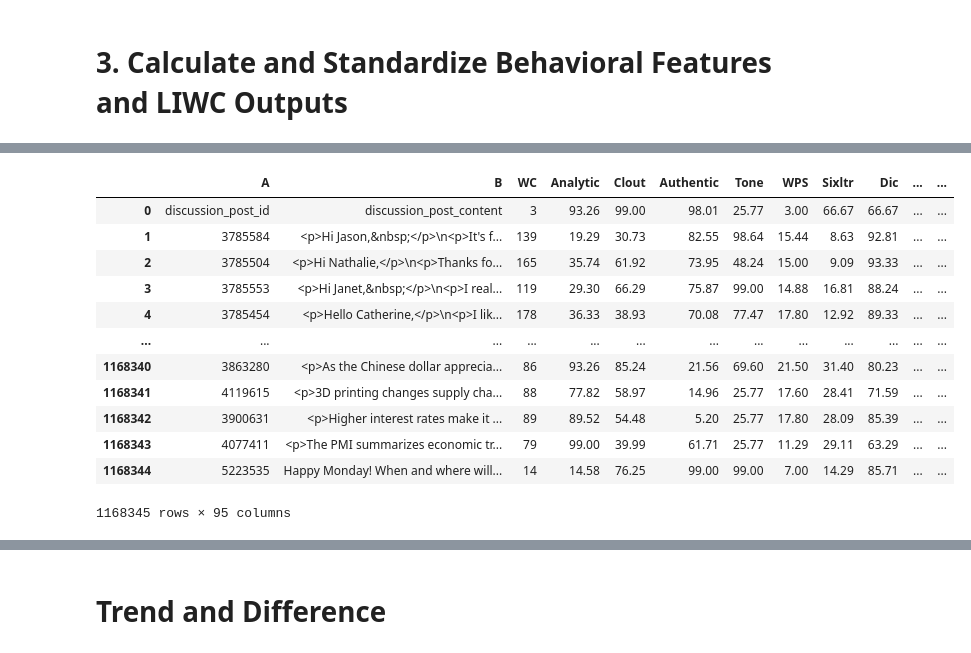
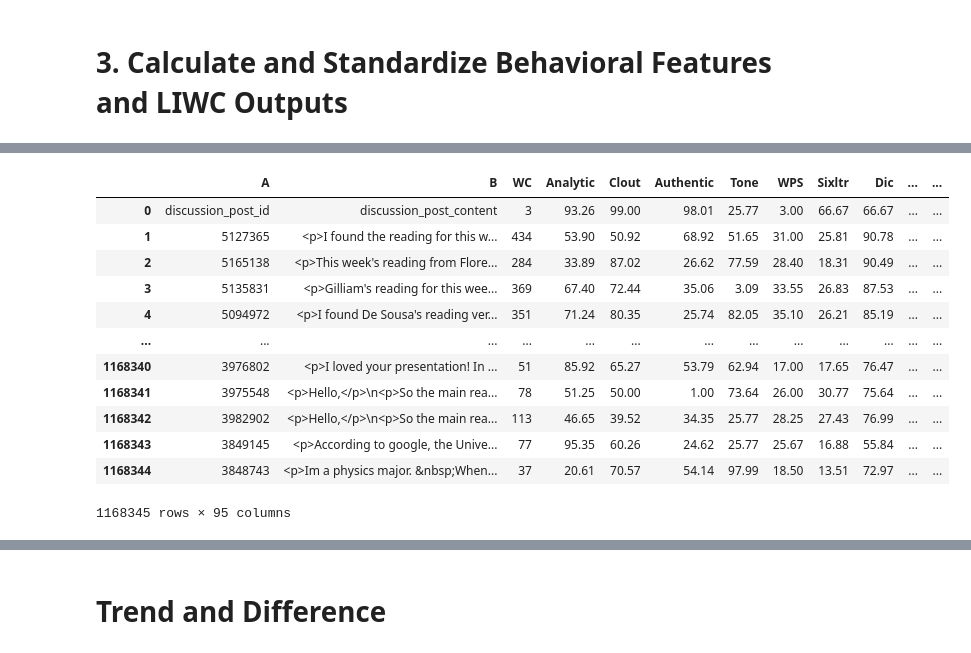
Before and after one commit to Kenny-Wei-GitHub/Discussion_Behavior_Project, a Jupyter notebook: individual_research.ipynb, the cells around one changed output, grey strips where cells are left out. Drawn from its saved outputs; the diff is of its cells as text; code cells hidden in the pictures.

```diff
--- a/individual_research.ipynb
+++ b/individual_research.ipynb
@@ -30,3 +38,12 @@ unload_iam_role = 'arn:aws:iam::848271137894:role/uci-write-to-dll-mellon-redshi
+# %%
+# Fill in the relevant credentials for Redshift cluster(s) and S3 bucket(s) to use (credentials are hidden)
+role_arn = ''
+role_session_name = ''
+secret_name = ''
+dbname = ''
+region_name = ''
+bucket_name = ''
+unload_iam_role = ''
 # %%
 # Initiate a connector object
 redshift_s3_connect = RedshiftS3Connector(role_arn, role_session_name, secret_name, dbname, bucket_name, region_name, unload_iam_role)
@@ -62,0 +52,4 @@ student
+# %%
+sc_query = f'''SELECT DISTINCT course_code, dept_name_abbrev FROM mellon_layer2.student_course
+WHERE term_desc in ('Fall 2020', 'Winter 2021', 'Spring 2021', 'Fall 2021', 'Winter 2022', 'Spring 2022');'''
+sc = redshift_s3_connect.run_sql_command(sc_query)
@@ -180,20 +290,20 @@ df.head()
 # %%
-LIWC_file = ['LIWC2015 Results (discussion_post_id_content.csv).csv']
+LIWC_file = ['LIWC2015 Results (discussion_id_content.csv).csv']
 df_LIWC = redshift_s3_connect.read_from_s3(LIWC_file, 'csv')
 df_LIWC
 # %% [output]
 |  | A | B | WC | Analytic | Clout | Authentic | Tone | WPS | Sixltr | Dic | ... | ... |
 | 0 | discussion_post_id | discussion_post_content | 3 | 93.26 | 99.00 | 98.01 | 25.77 | 3.00 | 66.67 | 66.67 | ... | ... |
-| 1 | 3785584 | <p>Hi Jason,&nbsp;</p>\n<p>It's f... | 139 | 19.29 | 30.73 | 82.55 | 98.64 | 15.44 | 8.63 | 92.81 | ... | ... |
-| 2 | 3785504 | <p>Hi Nathalie,</p>\n<p>Thanks fo... | 165 | 35.74 | 61.92 | 73.95 | 48.24 | 15.00 | 9.09 | 93.33 | ... | ... |
-| 3 | 3785553 | <p>Hi Janet,&nbsp;</p>\n<p>I real... | 119 | 29.30 | 66.29 | 75.87 | 99.00 | 14.88 | 16.81 | 88.24 | ... | ... |
-| 4 | 3785454 | <p>Hello Catherine,</p>\n<p>I lik... | 178 | 36.33 | 38.93 | 70.08 | 77.47 | 17.80 | 12.92 | 89.33 | ... | ... |
+| 1 | 5127365 | <p>I found the reading for this w... | 434 | 53.90 | 50.92 | 68.92 | 51.65 | 31.00 | 25.81 | 90.78 | ... | ... |
+| 2 | 5165138 | <p>This week's reading from Flore... | 284 | 33.89 | 87.02 | 26.62 | 77.59 | 28.40 | 18.31 | 90.49 | ... | ... |
+| 3 | 5135831 | <p>Gilliam's reading for this wee... | 369 | 67.40 | 72.44 | 35.06 | 3.09 | 33.55 | 26.83 | 87.53 | ... | ... |
+| 4 | 5094972 | <p>I found De Sousa's reading ver... | 351 | 71.24 | 80.35 | 25.74 | 82.05 | 35.10 | 26.21 | 85.19 | ... | ... |
 | ... | ... | ... | ... | ... | ... | ... | ... | ... | ... | ... | ... | ... |
-| 1168340 | 3863280 | <p>As the Chinese dollar apprecia... | 86 | 93.26 | 85.24 | 21.56 | 69.60 | 21.50 | 31.40 | 80.23 | ... | ... |
-| 1168341 | 4119615 | <p>3D printing changes supply cha... | 88 | 77.82 | 58.97 | 14.96 | 25.77 | 17.60 | 28.41 | 71.59 | ... | ... |
-| 1168342 | 3900631 | <p>Higher interest rates make it ... | 89 | 89.52 | 54.48 | 5.20 | 25.77 | 17.80 | 28.09 | 85.39 | ... | ... |
-| 1168343 | 4077411 | <p>The PMI summarizes economic tr... | 79 | 99.00 | 39.99 | 61.71 | 25.77 | 11.29 | 29.11 | 63.29 | ... | ... |
-| 1168344 | 5223535 | Happy Monday! When and where will... | 14 | 14.58 | 76.25 | 99.00 | 99.00 | 7.00 | 14.29 | 85.71 | ... | ... |
+| 1168340 | 3976802 | <p>I loved your presentation! In ... | 51 | 85.92 | 65.27 | 53.79 | 62.94 | 17.00 | 17.65 | 76.47 | ... | ... |
+| 1168341 | 3975548 | <p>Hello,</p>\n<p>So the main rea... | 78 | 51.25 | 50.00 | 1.00 | 73.64 | 26.00 | 30.77 | 75.64 | ... | ... |
+| 1168342 | 3982902 | <p>Hello,</p>\n<p>So the main rea... | 113 | 46.65 | 39.52 | 34.35 | 25.77 | 28.25 | 27.43 | 76.99 | ... | ... |
+| 1168343 | 3849145 | <p>According to google, the Unive... | 77 | 95.35 | 60.26 | 24.62 | 25.77 | 25.67 | 16.88 | 55.84 | ... | ... |
+| 1168344 | 3848743 | <p>Im a physics major. &nbsp;When... | 37 | 20.61 | 70.57 | 54.14 | 97.99 | 18.50 | 13.51 | 72.97 | ... | ... |
 1168345 rows × 95 columns
 # %%
 df_LIWC = df_LIWC.drop(0).rename(columns = {'A':'discussion_post_id','B':'discussion_post_content'})
```
Also changed, not shown: parts of 142 cells of this notebook.
